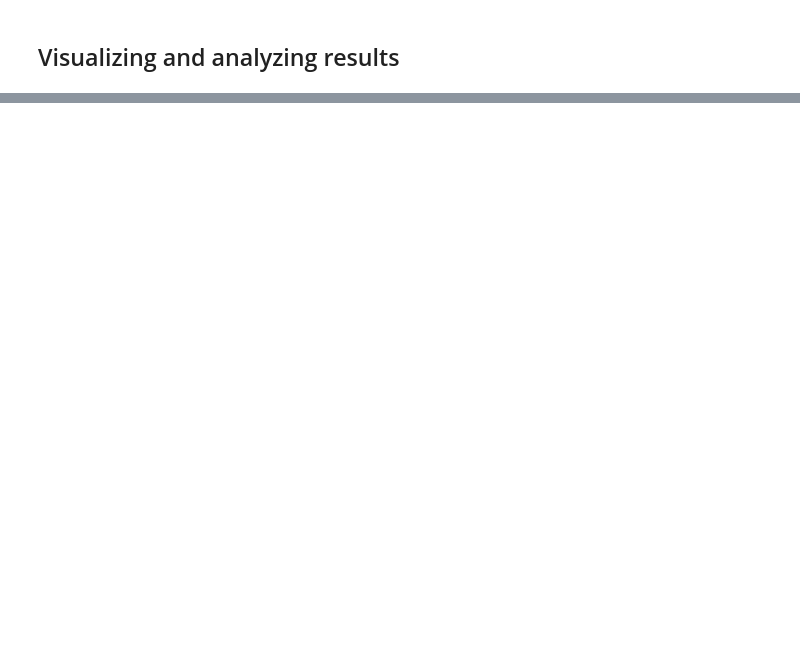
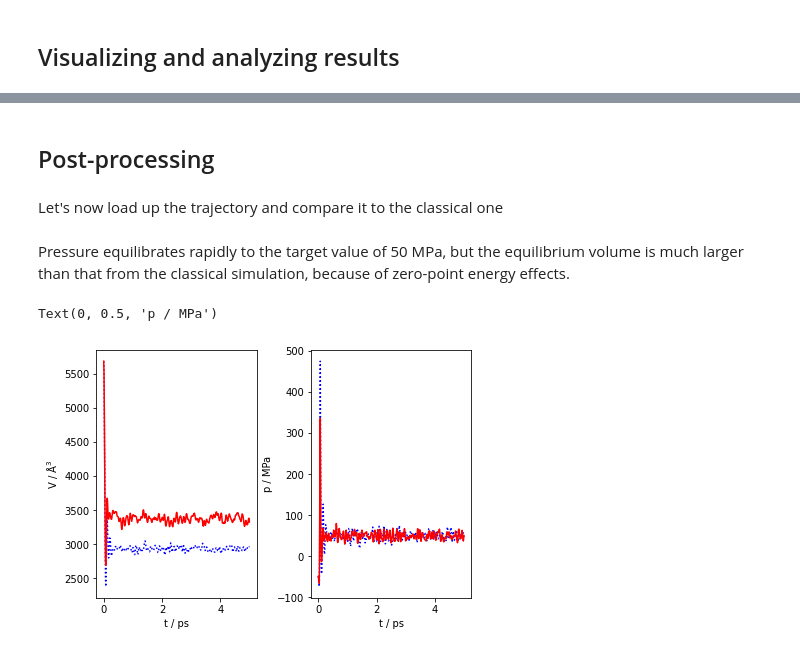
Before and after one commit to i-pi/piqm2023-tutorial, a Jupyter notebook: 01-constant_pressure.ipynb, the cells around one changed output, grey strips where cells are left out. Saved outputs shown, nothing was run; the diff lists cells and outputs as text; code cells hidden in the pictures; blank space fills up the shorter version.

Commit message:
Finished a full draft of the NpT PIMD example

```diff
--- a/01-constant_pressure.ipynb
+++ b/01-constant_pressure.ipynb
@@ -141,0 +265,21 @@ StructureWidget(value='{"meta": {"name": " "}, "structures": [{"size": 108, "nam
+# %% [markdown]
+## Post-processing
+# %% [markdown]
+Let's now load up the trajectory and compare it to the classical one
+# %%
+pimd_output = pimdmooc.read_ipi_output('01-constant_pressure/ph2-npt-pimd.md')
+# %% [markdown]
+Pressure equilibrates rapidly to the target value of 50 MPa, but the equilibrium volume is much larger than that from the classical simulation, because of zero-point energy effects.
+# %%
+fig, ax = plt.subplots(1,2,constrained_layout=True)
+ax[0].plot(md_output["time"], md_output["volume"], 'b:', label="MD")
+ax[0].plot(pimd_output["time"], pimd_output["volume"], 'r-', label="PIMD")
+ax[0].set_xlabel("t / ps")
+ax[0].set_ylabel("V / Å$^3$")
+ax[1].plot(md_output["time"], md_output["pressure_md"], 'b:', label="MD")
+ax[1].plot(pimd_output["time"], pimd_output["pressure_cv"], 'r-', label="PIMD")
+ax[1].set_xlabel("t / ps")
+ax[1].set_ylabel("p / MPa")
+# %% [output]
+Text(0, 0.5, 'p / MPa')
+[figure, added]
```
Also changed, not shown: parts of 26 cells of this notebook, 2 other files.
